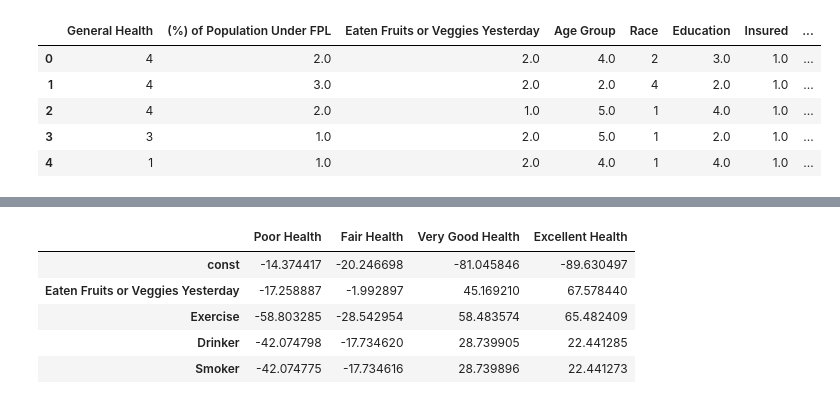
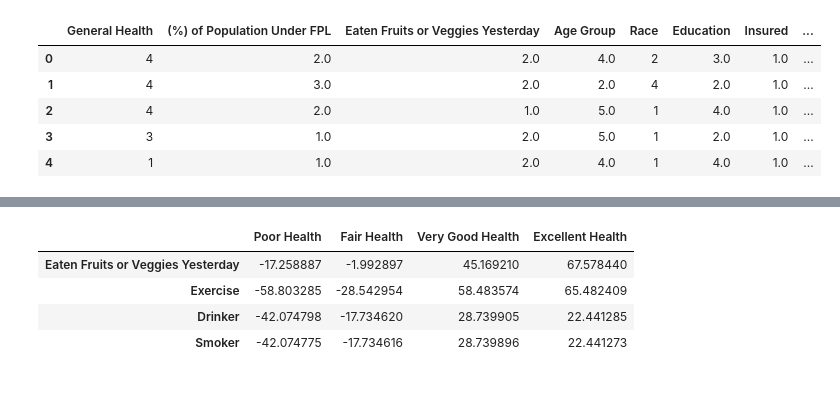
Before and after one commit to tonianderson7329/What-the-Variable, a Jupyter notebook: mnlm.ipynb, the cells around one changed output, grey strips where cells are left out. Drawn from its saved outputs; the diff is of its cells as text; code cells hidden in the pictures.

```diff
--- a/mnlm.ipynb
+++ b/mnlm.ipynb
@@ -85,10 +88,10 @@ Smoker                                0.2025   2.67e+06   7.59e-08      1.000
 =====================================================================================================
 # %%
 # Show df of relative proportions
+ls_rel_odds = ls_rel_odds.drop("const")
 ls_rel_odds
 # %% [output]
 |  | Poor Health | Fair Health | Very Good Health | Excellent Health |
-| const | -14.374417 | -20.246698 | -81.045846 | -89.630497 |
 | Eaten Fruits or Veggies Yesterday | -17.258887 | -1.992897 | 45.169210 | 67.578440 |
 | Exercise | -58.803285 | -28.542954 | 58.483574 | 65.482409 |
 | Drinker | -42.074798 | -17.734620 | 28.739905 | 22.441285 |
```
Also changed, not shown: parts of 11 cells of this notebook, 3 other files.
